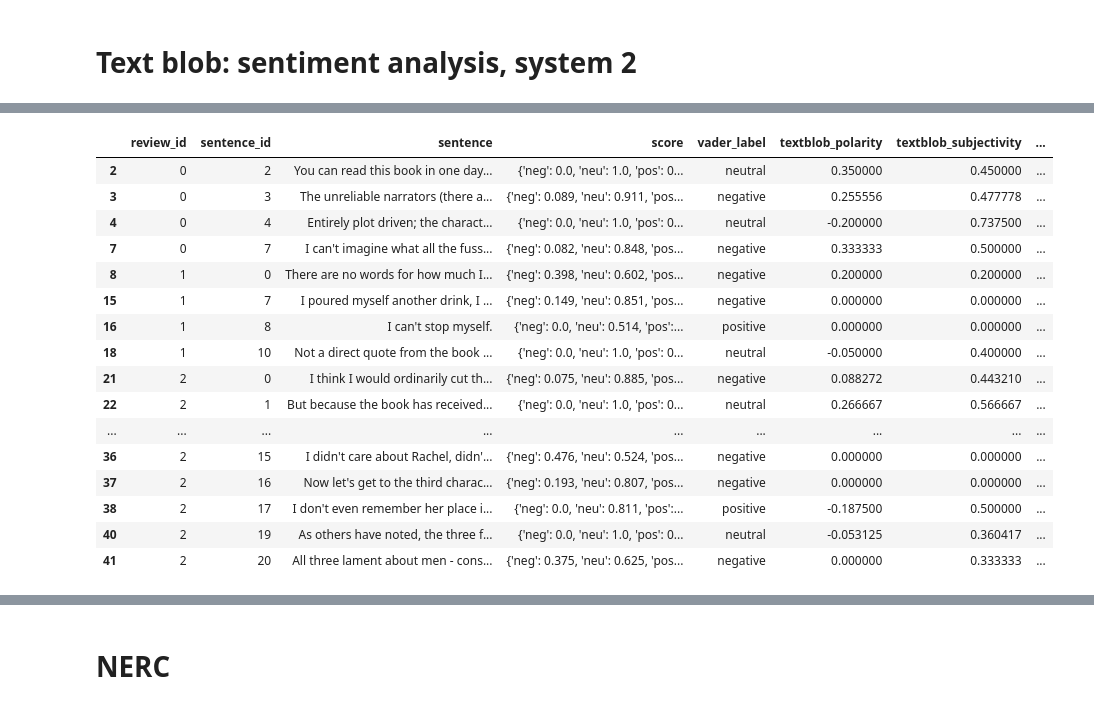
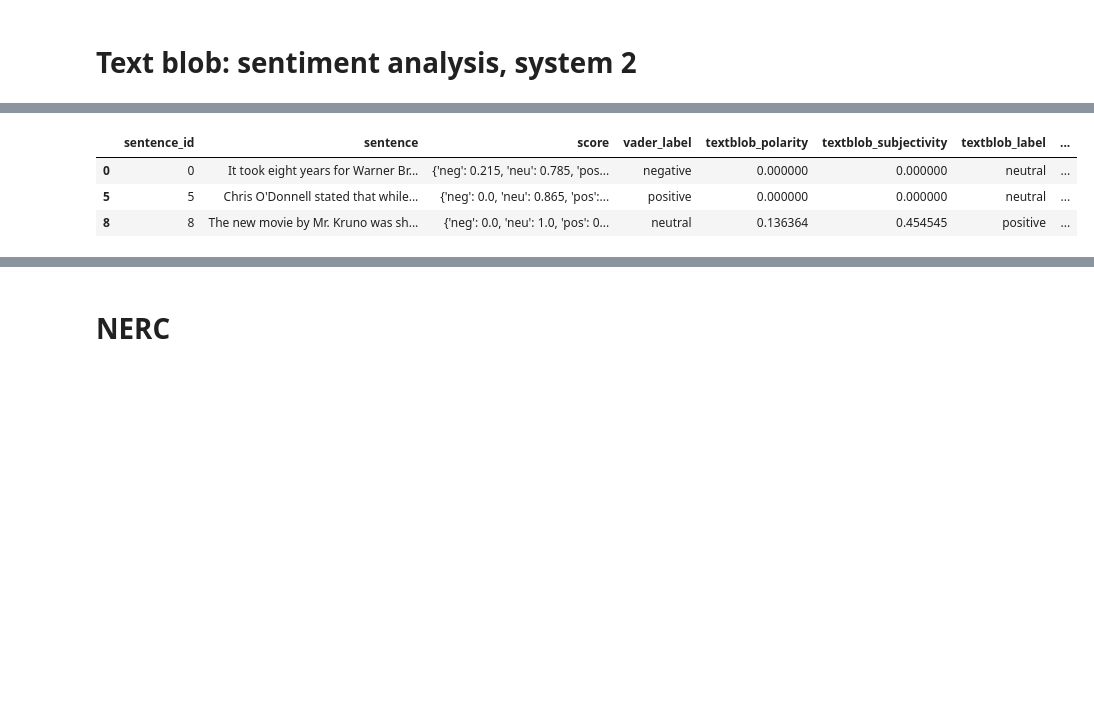
Before and after one commit to toni-23-b/TextMining2026, a Jupyter notebook: sentiment.ipynb, the cells around one changed output, grey strips where cells are left out. Saved outputs shown, nothing was run; the diff lists cells and outputs as text; code cells hidden in the pictures; blank space fills up the shorter version.

Commit message:
update sentiment

```diff
--- a/sentiment.ipynb
+++ b/sentiment.ipynb
@@ -7,7 +7,7 @@ import spacy
 import pandas as pd
 
 reviews = pd.read_csv("training_set/Reviews.csv", encoding="cp1252")
-test = pd.read_csv("test_sets/Sentiment-topic-test.tsv", encoding="cp1252")
+test = pd.read_csv("test_sets/Sentiment-topic-test.tsv", sep="\t")
 
 nlp = spacy.load("en_core_web_sm")
 
@@ -111,7 +100,6 @@ Label: neutral
 from textblob import TextBlob
 
 def textblob_sentiment(sentence):
-
     polarity = TextBlob(sentence).sentiment.polarity
 
     if polarity > 0:
@@ -121,21 +109,20 @@ def textblob_sentiment(sentence):
     else:
         return "neutral"
 
-textblob_scores = []
+test_textblob_scores = []
 
-for r_id, s_id, sent in sentences_df[["review_id", "sentence_id", "sentence"]].itertuples(index=False):
+for sent_id, sent in test[["sentence id", "text"]].itertuples(index=False):
+    blob = TextBlob(sent)
 
-    blob = TextBlob(sent)
-    textblob_scores.append({
-
-        "review_id": r_id,
-        "sentence_id": s_id,
+    test_textblob_scores.append({
+        "sentence_id": sent_id,
         "sentence": sent,
         "textblob_polarity": blob.sentiment.polarity,
         "textblob_subjectivity": blob.sentiment.subjectivity,
         "textblob_label": textblob_sentiment(sent)
+    })
 
-    })
-textblob_df = pd.DataFrame(textblob_scores)
+textblob_df = pd.DataFrame(test_textblob_scores)
+
 textblob_df.head(20)
 # %% [output]
@@ -159,27 +140,22 @@ textblob_df.head(20)
 # %%
 comparison_df = vader_df.merge(
     textblob_df,
-    on=["review_id", "sentence_id", "sentence"]
+    on=["sentence_id", "sentence"]
+)
+
+comparison_df = comparison_df.merge(
+    test[["sentence id", "sentiment"]],
+    left_on="sentence_id",
+    right_on="sentence id"
+
 )
 disagreements = comparison_df[
     comparison_df["vader_label"] != comparison_df["textblob_label"]
+
 ]
 disagreements.head(20)
 # %% [output]
-|  | review_id | sentence_id | sentence | score | vader_label | textblob_polarity | textblob_subjectivity | ... |
-| 2 | 0 | 2 | You can read this book in one day... | {'neg': 0.0, 'neu': 1.0, 'pos': 0... | neutral | 0.350000 | 0.450000 | ... |
-| 3 | 0 | 3 | The unreliable narrators (there a... | {'neg': 0.089, 'neu': 0.911, 'pos... | negative | 0.255556 | 0.477778 | ... |
-| 4 | 0 | 4 | Entirely plot driven; the charact... | {'neg': 0.0, 'neu': 1.0, 'pos': 0... | neutral | -0.200000 | 0.737500 | ... |
-| 7 | 0 | 7 | I can't imagine what all the fuss... | {'neg': 0.082, 'neu': 0.848, 'pos... | negative | 0.333333 | 0.500000 | ... |
-| 8 | 1 | 0 | There are no words for how much I... | {'neg': 0.398, 'neu': 0.602, 'pos... | negative | 0.200000 | 0.200000 | ... |
-| 15 | 1 | 7 | I poured myself another drink, I ... | {'neg': 0.149, 'neu': 0.851, 'pos... | negative | 0.000000 | 0.000000 | ... |
-| 16 | 1 | 8 | I can't stop myself. | {'neg': 0.0, 'neu': 0.514, 'pos':... | positive | 0.000000 | 0.000000 | ... |
-| 18 | 1 | 10 | Not a direct quote from the book ... | {'neg': 0.0, 'neu': 1.0, 'pos': 0... | neutral | -0.050000 | 0.400000 | ... |
-| 21 | 2 | 0 | I think I would ordinarily cut th... | {'neg': 0.075, 'neu': 0.885, 'pos... | negative | 0.088272 | 0.443210 | ... |
-| 22 | 2 | 1 | But because the book has received... | {'neg': 0.0, 'neu': 1.0, 'pos': 0... | neutral | 0.266667 | 0.566667 | ... |
-| ... | ... | ... | ... | ... | ... | ... | ... | ... |
-| 36 | 2 | 15 | I didn't care about Rachel, didn'... | {'neg': 0.476, 'neu': 0.524, 'pos... | negative | 0.000000 | 0.000000 | ... |
-| 37 | 2 | 16 | Now let's get to the third charac... | {'neg': 0.193, 'neu': 0.807, 'pos... | negative | 0.000000 | 0.000000 | ... |
-| 38 | 2 | 17 | I don't even remember her place i... | {'neg': 0.0, 'neu': 0.811, 'pos':... | positive | -0.187500 | 0.500000 | ... |
-| 40 | 2 | 19 | As others have noted, the three f... | {'neg': 0.0, 'neu': 1.0, 'pos': 0... | neutral | -0.053125 | 0.360417 | ... |
-| 41 | 2 | 20 | All three lament about men - cons... | {'neg': 0.375, 'neu': 0.625, 'pos... | negative | 0.000000 | 0.333333 | ... |
+|  | sentence_id | sentence | score | vader_label | textblob_polarity | textblob_subjectivity | textblob_label | ... |
+| 0 | 0 | It took eight years for Warner Br... | {'neg': 0.215, 'neu': 0.785, 'pos... | negative | 0.000000 | 0.000000 | neutral | ... |
+| 5 | 5 | Chris O'Donnell stated that while... | {'neg': 0.0, 'neu': 0.865, 'pos':... | positive | 0.000000 | 0.000000 | neutral | ... |
+| 8 | 8 | The new movie by Mr. Kruno was sh... | {'neg': 0.0, 'neu': 1.0, 'pos': 0... | neutral | 0.136364 | 0.454545 | positive | ... |
```
Also changed, not shown: parts of 4 cells of this notebook.
